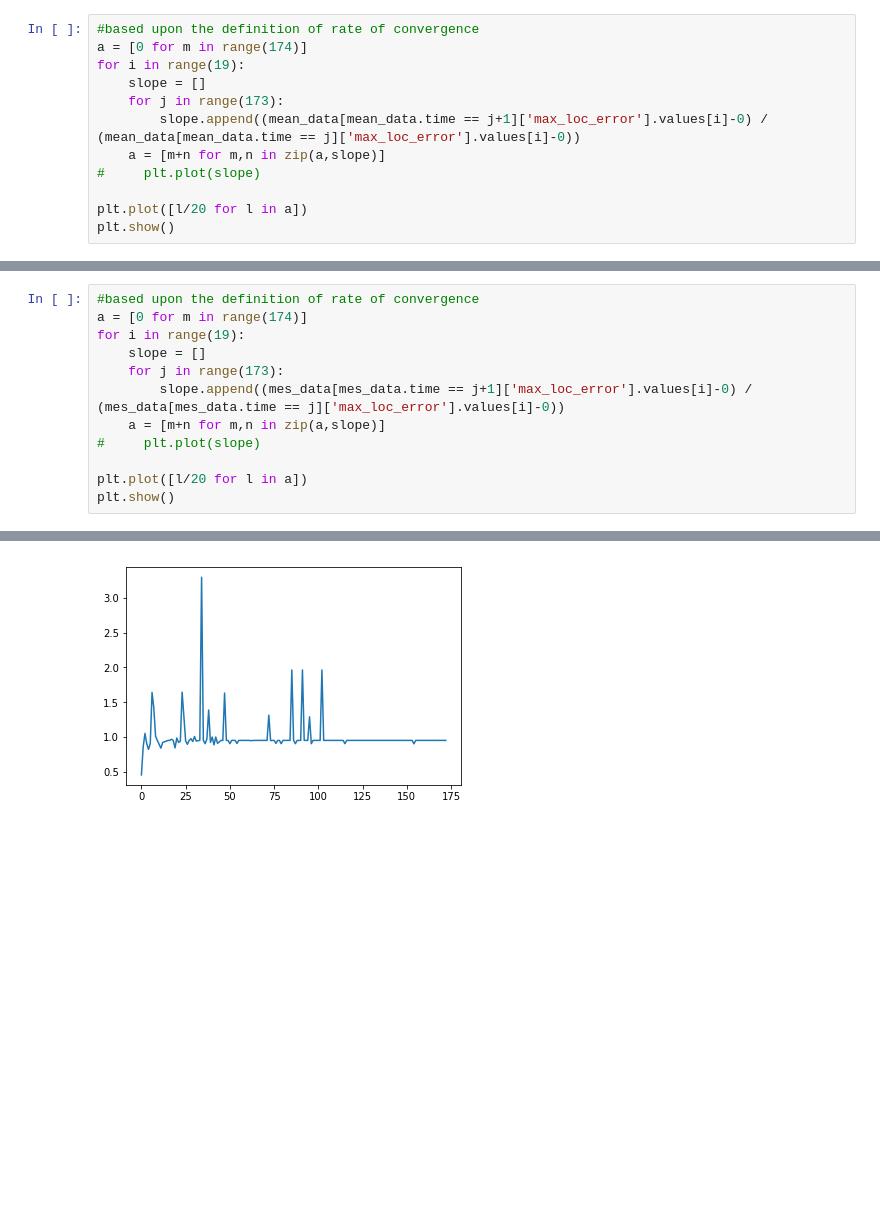
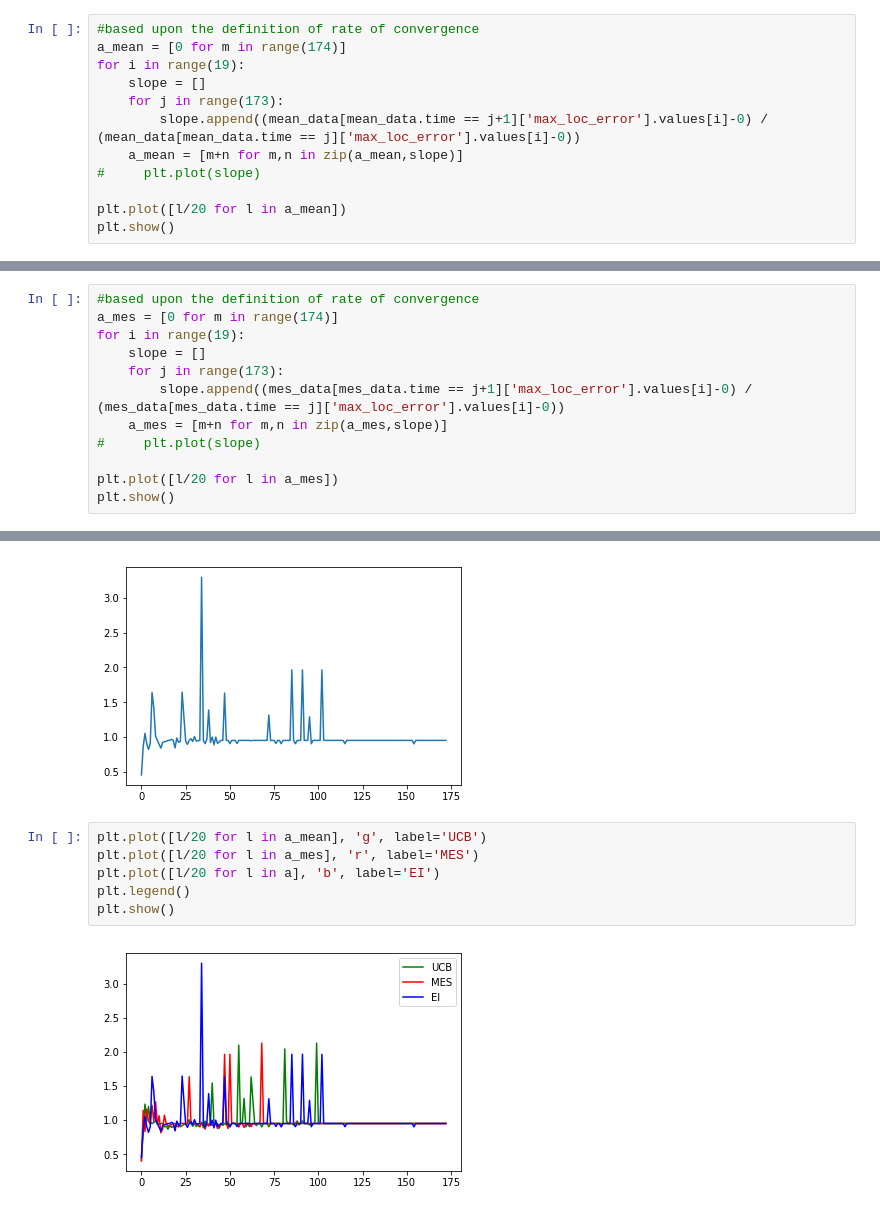
Before and after one commit to expeditionary-robotics/informative-path-planning, a Jupyter notebook: data_processing.ipynb, the cells around one changed output, grey strips where cells are left out. Cells and saved outputs as stored; diff of their text form; blank space fills up the shorter version.

```diff
--- a/data_processing.ipynb
+++ b/data_processing.ipynb
@@ -255,29 +255,29 @@ plt.show()
 [figure]
 # %%
 #based upon the definition of rate of convergence
-a = [0 for m in range(174)]
+a_mean = [0 for m in range(174)]
 for i in range(19):
     slope = []
     for j in range(173):
         slope.append((mean_data[mean_data.time == j+1]['max_loc_error'].values[i]-0) / (mean_data[mean_data.time == j]['max_loc_error'].values[i]-0))
-    a = [m+n for m,n in zip(a,slope)]
+    a_mean = [m+n for m,n in zip(a_mean,slope)]
 #     plt.plot(slope)
 
-plt.plot([l/20 for l in a])
+plt.plot([l/20 for l in a_mean])
 plt.show()
 # %% [output]
 [figure]
 # %%
 #based upon the definition of rate of convergence
-a = [0 for m in range(174)]
+a_mes = [0 for m in range(174)]
 for i in range(19):
     slope = []
     for j in range(173):
         slope.append((mes_data[mes_data.time == j+1]['max_loc_error'].values[i]-0) / (mes_data[mes_data.time == j]['max_loc_error'].values[i]-0))
-    a = [m+n for m,n in zip(a,slope)]
+    a_mes = [m+n for m,n in zip(a_mes,slope)]
 #     plt.plot(slope)
 
-plt.plot([l/20 for l in a])
+plt.plot([l/20 for l in a_mes])
 plt.show()
 # %% [output]
 [figure]
@@ -295,3 +295,11 @@ plt.plot([l/20 for l in a])
 plt.show()
 # %% [output]
 [figure]
+# %%
+plt.plot([l/20 for l in a_mean], 'g', label='UCB')
+plt.plot([l/20 for l in a_mes], 'r', label='MES')
+plt.plot([l/20 for l in a], 'b', label='EI')
+plt.legend()
+plt.show()
+# %% [output]
+[figure, added]
```
